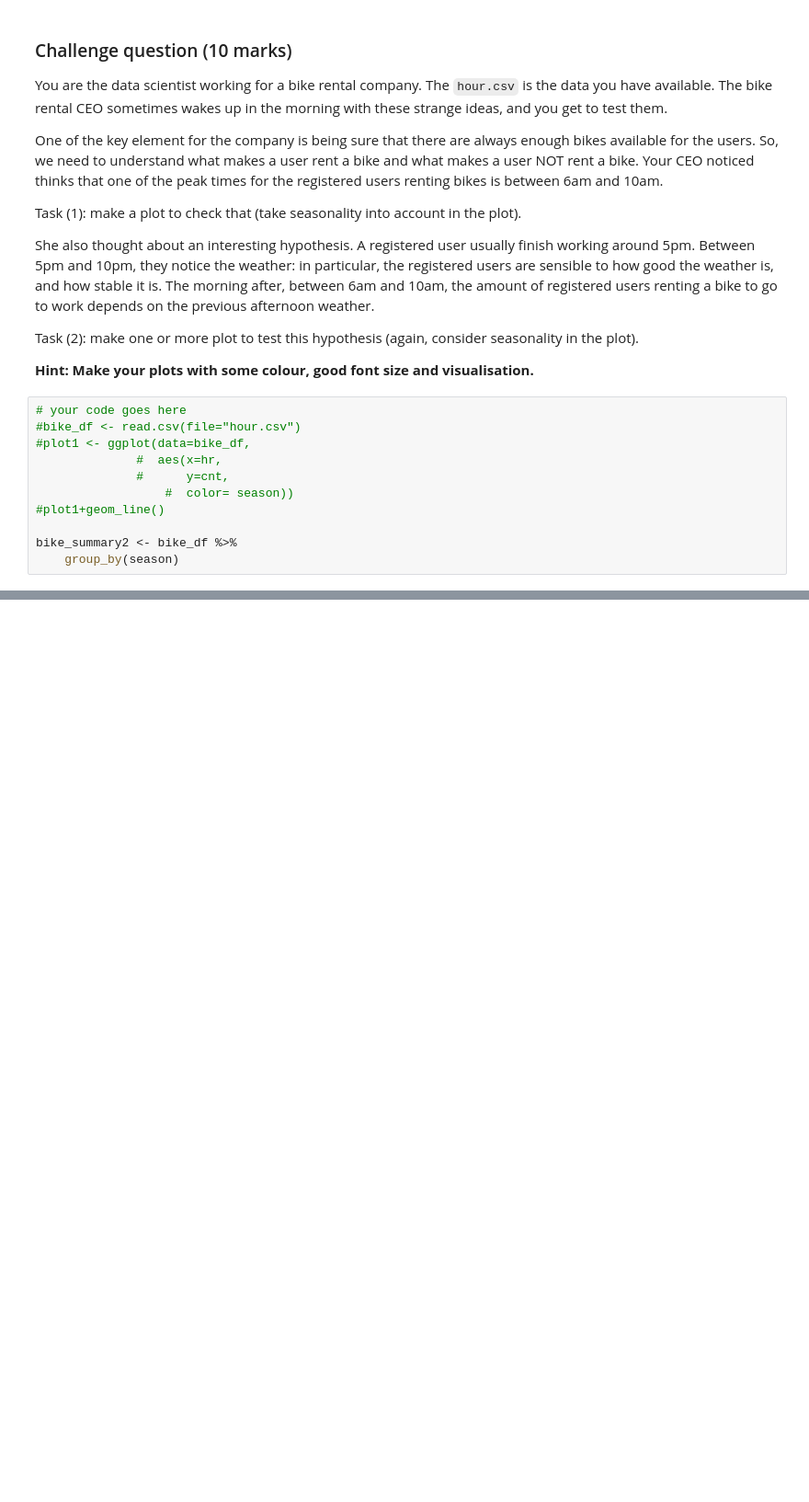
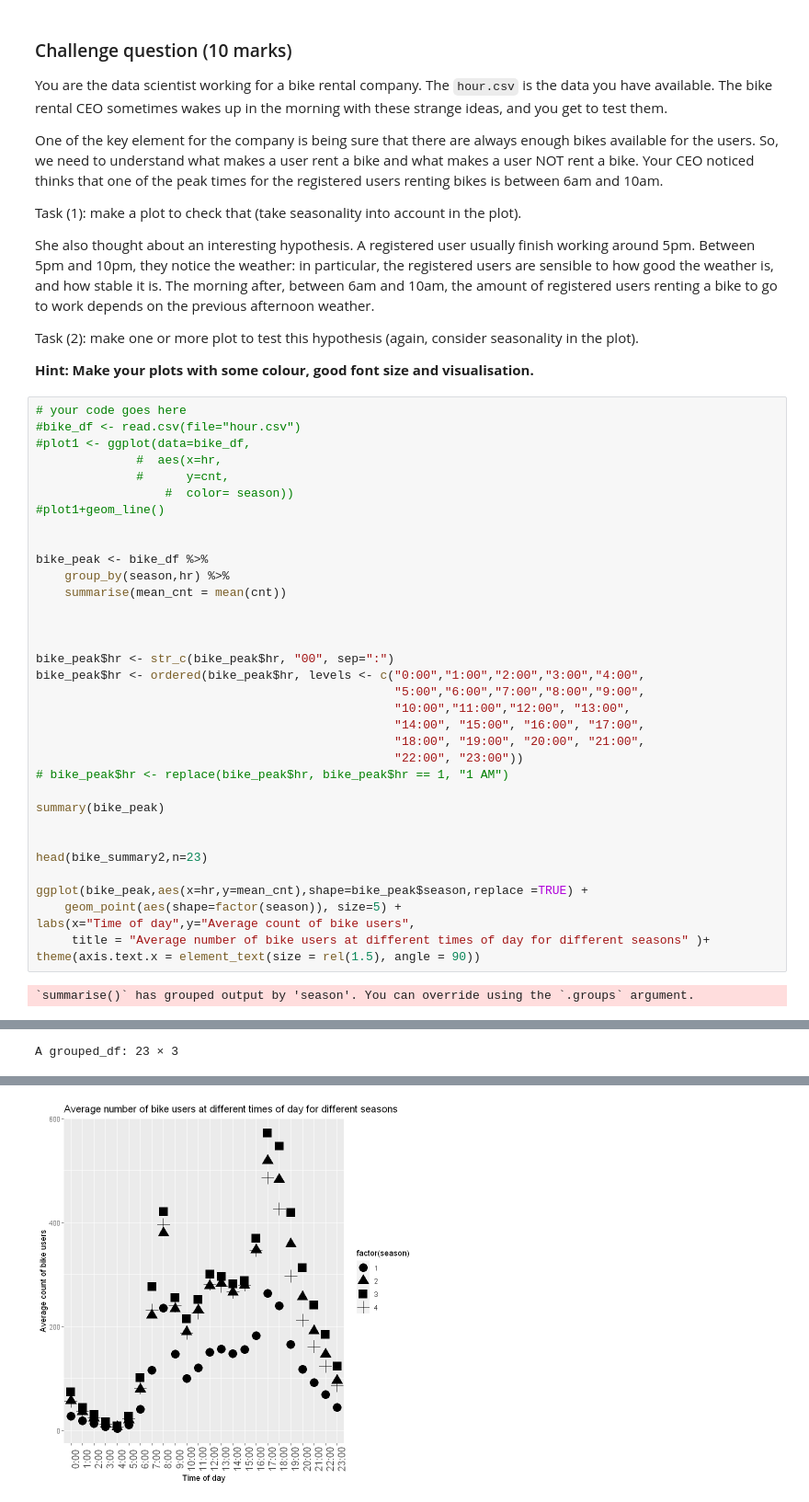
Before and after one commit to blackhakx/Data-Wrangling, a Jupyter notebook: DATA422_Assignment1_R.ipynb, the cells around one changed output, grey strips where cells are left out. Shown: that part at 92% size. Saved outputs shown, nothing was run; the diff lists cells and outputs as text; blank space fills up the shorter version.

```diff
--- a/DATA422_Assignment1_R.ipynb
+++ b/DATA422_Assignment1_R.ipynb
@@ -331,14 +340,40 @@ She also thought about an interesting hypothesis. A registered user usually fini
 Task (2): make one or more plot to test this hypothesis (again, consider seasonality in the plot).
 
 **Hint: Make your plots with some colour, good font size and visualisation.**
-# %%
-# your code goes here
-#bike_df <- read.csv(file="hour.csv")
-#plot1 <- ggplot(data=bike_df,
-              #  aes(x=hr,
-              #      y=cnt,
-                  #  color= season))
-#plot1+geom_line()
-
-bike_summary2 <- bike_df %>%
-    group_by(season)
+# %%
+# your code goes here
+#bike_df <- read.csv(file="hour.csv")
+#plot1 <- ggplot(data=bike_df,
+              #  aes(x=hr,
+              #      y=cnt,
+                  #  color= season))
+#plot1+geom_line()
+
+
+bike_peak <- bike_df %>%
+    group_by(season,hr) %>%
+    summarise(mean_cnt = mean(cnt))
+
+
+
+bike_peak$hr <- str_c(bike_peak$hr, "00", sep=":")
+bike_peak$hr <- ordered(bike_peak$hr, levels <- c("0:00","1:00","2:00","3:00","4:00",
+                                                  "5:00","6:00","7:00","8:00","9:00",
+                                                  "10:00","11:00","12:00", "13:00",
+                                                  "14:00", "15:00", "16:00", "17:00",
+                                                  "18:00", "19:00", "20:00", "21:00",
+                                                  "22:00", "23:00"))
+# bike_peak$hr <- replace(bike_peak$hr, bike_peak$hr == 1, "1 AM")
+
+summary(bike_peak)
+
+
+head(bike_summary2,n=23)
+
+ggplot(bike_peak,aes(x=hr,y=mean_cnt),shape=bike_peak$season,replace =TRUE) +
+    geom_point(aes(shape=factor(season)), size=5) +
+labs(x="Time of day",y="Average count of bike users",
+     title = "Average number of bike users at different times of day for different seasons" )+
+theme(axis.text.x = element_text(size = rel(1.5), angle = 90))
+# %% [output]
+`summarise()` has grouped output by 'season'. You can override using the `.groups` argument.
@@ -344,0 +388 @@ bike_summary2 <- bike_df %>%
+A grouped_df: 23 × 3
@@ -344,0 +407 @@ bike_summary2 <- bike_df %>%
+[figure, added]
```
Also changed, not shown: parts of 3 cells of this notebook.
